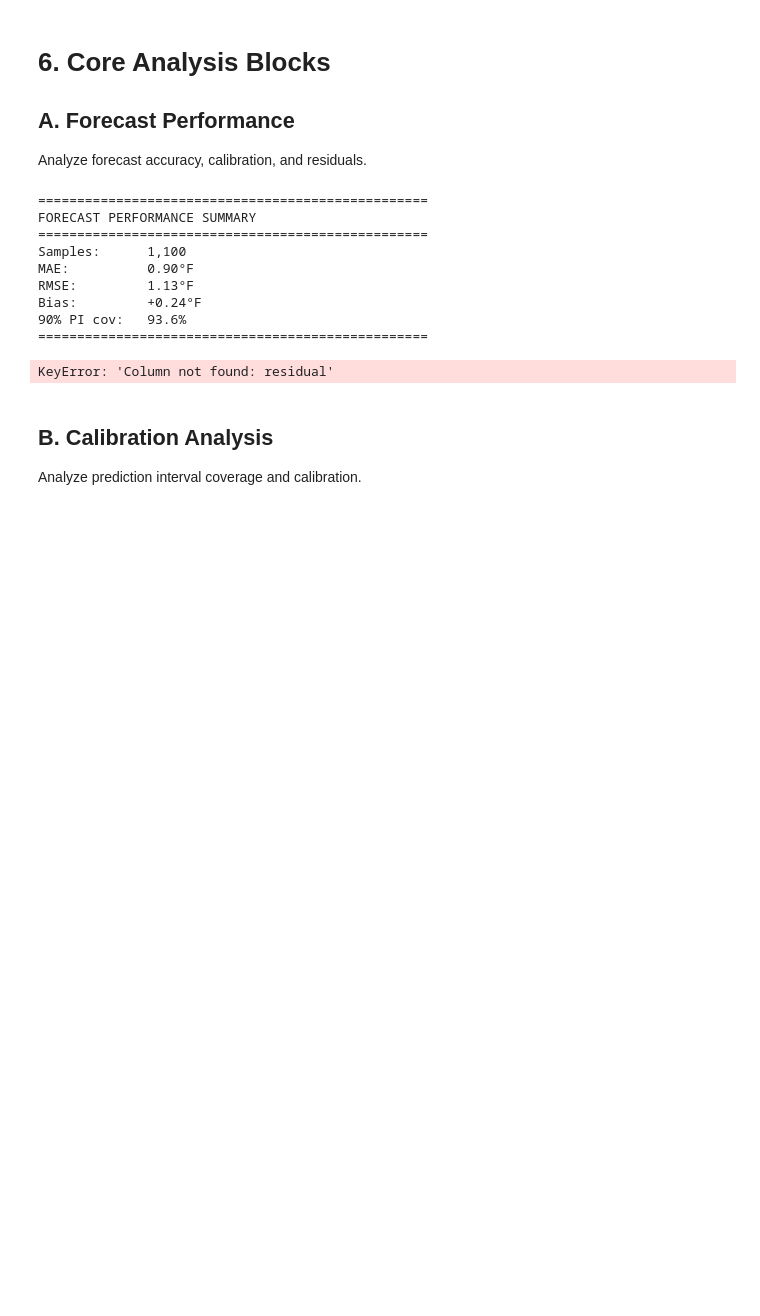
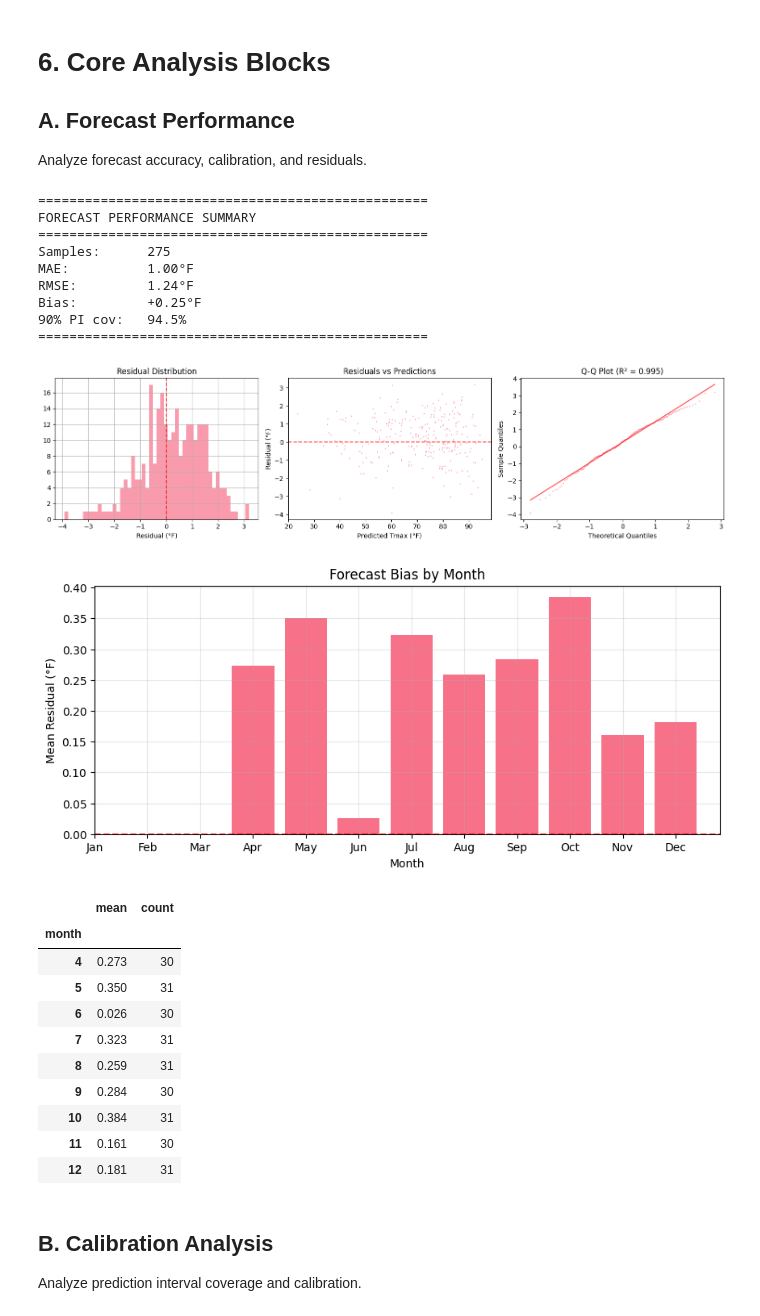
Before and after one commit to kyler505/temp-data-pipeline, a Jupyter notebook: notebooks/backtest_analysis.ipynb, the cells around one changed output. Saved outputs shown, nothing was run; the diff lists cells and outputs as text; code cells hidden in the pictures; blank space fills up the shorter version.

```diff
--- a/notebooks/backtest_analysis.ipynb
+++ b/notebooks/backtest_analysis.ipynb
@@ -329,7 +417,9 @@ if predictions_df is not None and 'residual' in predictions_df.columns:
     axes[0].set_xlabel('Residual (°F)')
 
     # Residuals vs predictions
-    axes[1].scatter(predictions_df['tmax_pred_f'], predictions_df['residual'], alpha=0.5, s=1)
+    if 'mu_f' in predictions_df.columns:
+        axes[1].scatter(predictions_df['mu_f'], predictions_df['residual'], alpha=0.5, s=1)
+        axes[1].set_xlabel('Predicted Tmax (°F)')
     axes[1].axhline(0, color='red', linestyle='--', alpha=0.7)
     axes[1].set_title('Residuals vs Predictions')
 
@@ -344,39 +434,51 @@ if predictions_df is not None and 'residual' in predictions_df.columns:
         axes[2].plot(osm, slope*osm + intercept, 'r-', alpha=0.7)
         axes[2].set_title(f'Q-Q Plot (R² = {r:.3f})')
         axes[2].set_xlabel('Theoretical Quantiles')
         axes[2].set_ylabel('Sample Quantiles')
 
     plt.tight_layout()
     plt.show()
 
 # Bias by month
 if predictions_df is not None and 'target_date_local' in predictions_df.columns and 'residual' in predictions_df.columns:
     predictions_df['month'] = pd.to_datetime(predictions_df['target_date_local']).dt.month
     monthly_bias = predictions_df.groupby('month')['residual'].agg(['mean', 'count']).round(3)
 
     plt.figure(figsize=(10, 4))
     plt.bar(monthly_bias.index, monthly_bias['mean'])
     plt.axhline(0, color='red', linestyle='--', alpha=0.7)
     plt.title('Forecast Bias by Month')
     plt.xlabel('Month')
     plt.ylabel('Mean Residual (°F)')
     plt.xticks(range(1, 13), ['Jan', 'Feb', 'Mar', 'Apr', 'May', 'Jun',
                               'Jul', 'Aug', 'Sep', 'Oct', 'Nov', 'Dec'])
     plt.grid(True, alpha=0.3)
     plt.show()
 
     display(monthly_bias)
 # %% [output]
 ==================================================
 FORECAST PERFORMANCE SUMMARY
 ==================================================
-Samples:      1,100
-MAE:          0.90°F
-RMSE:         1.13°F
-Bias:         +0.24°F
-90% PI cov:   93.6%
+Samples:      275
+MAE:          1.00°F
+RMSE:         1.24°F
+Bias:         +0.25°F
+90% PI cov:   94.5%
 ==================================================
-KeyError: 'Column not found: residual'
+[figure, added]
+[figure, added]
+|  | mean | count |
+| month |  |  |
+| 4 | 0.273 | 30 |
+| 5 | 0.350 | 31 |
+| 6 | 0.026 | 30 |
+| 7 | 0.323 | 31 |
+| 8 | 0.259 | 31 |
+| 9 | 0.284 | 30 |
+| 10 | 0.384 | 31 |
+| 11 | 0.161 | 30 |
+| 12 | 0.181 | 31 |
 # %% [markdown]
 ## B. Calibration Analysis
 
```
Also changed, not shown: parts of 9 cells of this notebook, 4 other files.
